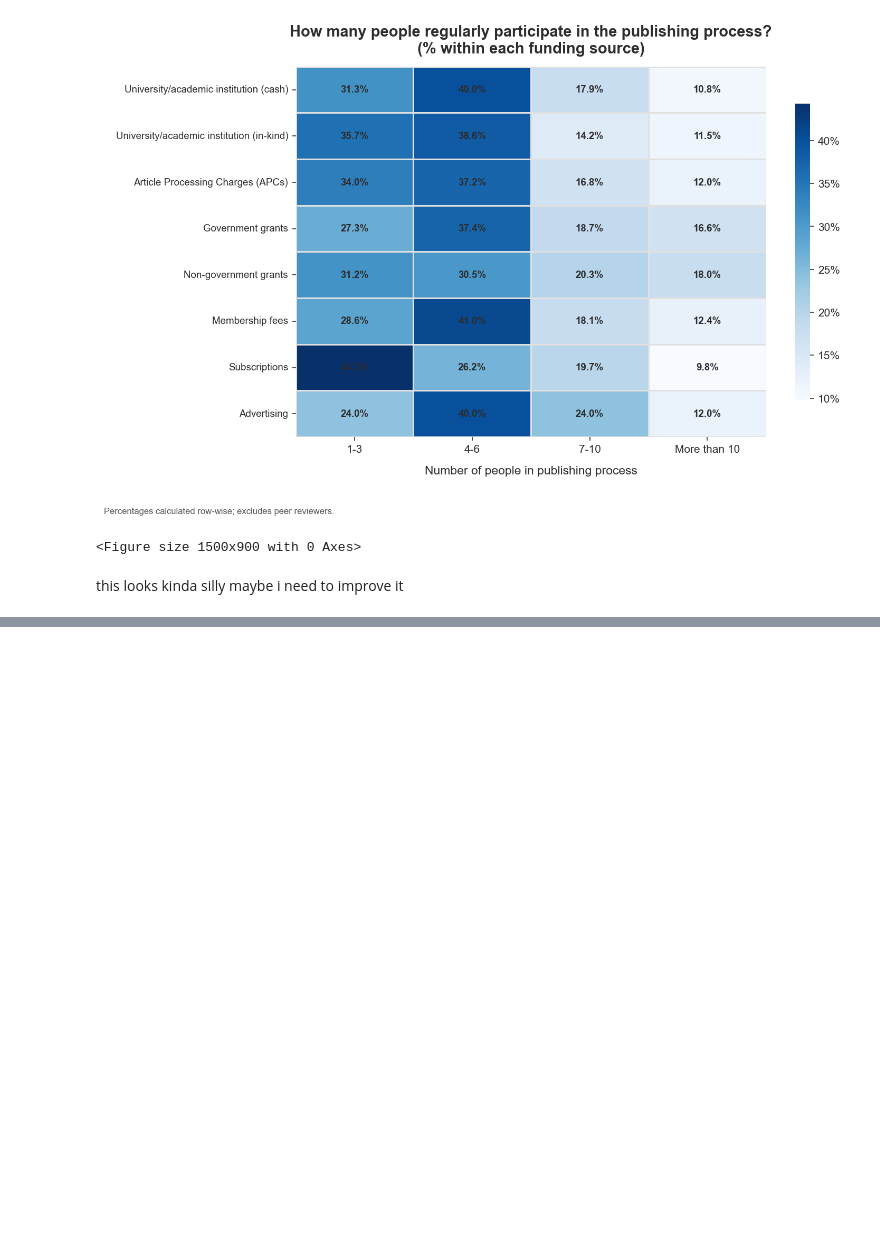
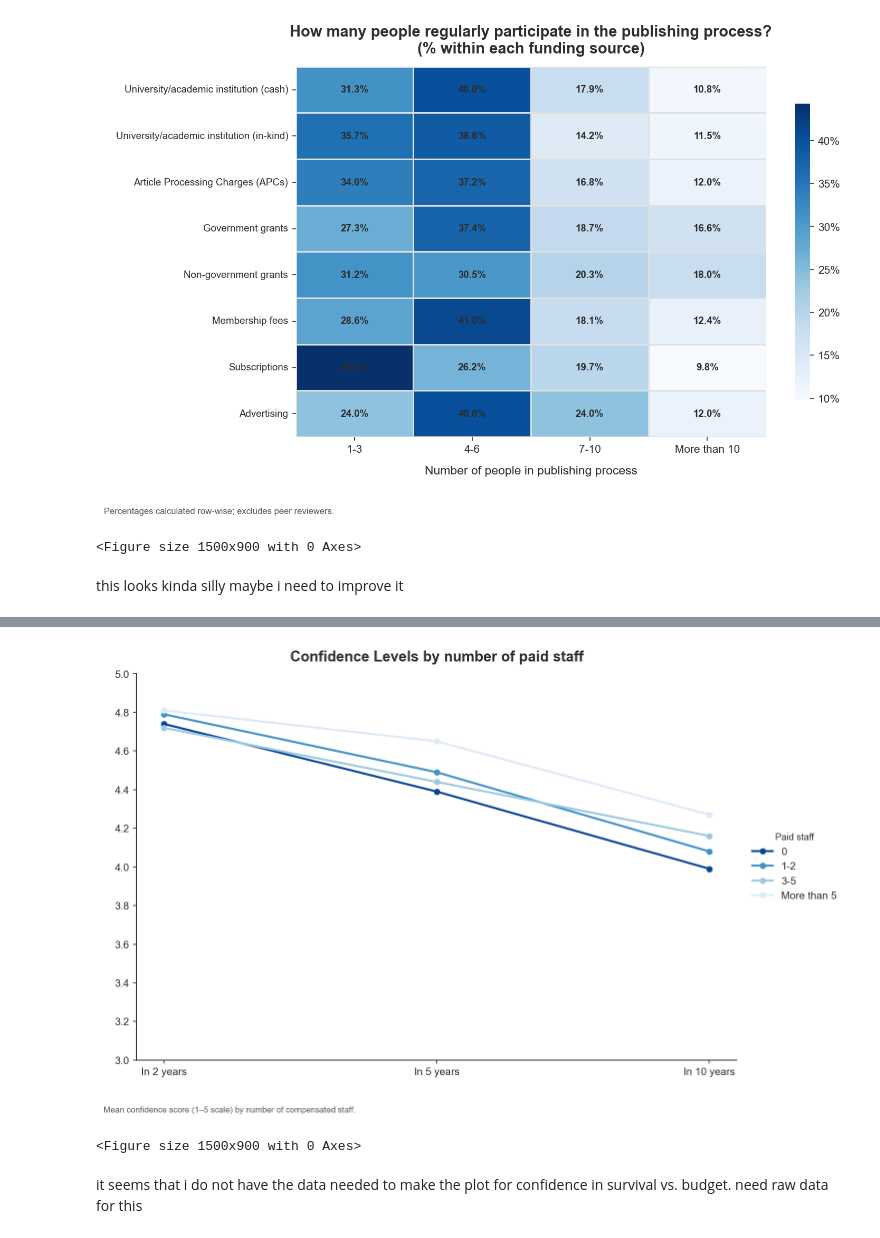
Before and after one commit to taniapoc/data-viz, a Jupyter notebook: side quest into beautiful graphs/graphs.ipynb, the cells around one changed output, grey strips where cells are left out. Cells and saved outputs as stored; diff of their text form; code cells hidden in the pictures; blank space fills up the shorter version.

Commit message:
add more graphs and identify missing data

```diff
--- a/side quest into beautiful graphs/graphs.ipynb
+++ b/side quest into beautiful graphs/graphs.ipynb
@@ -616,0 +804,13 @@ this looks kinda silly maybe i need to improve it
+# %%
+confidence_data = {
+    'Paid Staff': ['0', '1-2', '3-5', 'More than 5'],
+    'Mean_2yr':   [4.74, 4.79, 4.72, 4.81],
+    'Mean_5yr':   [4.39, 4.49, 4.44, 4.65],
+    'Mean_10yr':  [3.99, 4.08, 4.16, 4.27],
+    'Pct45_2yr':  [94.67, 95.68, 92.50, 94.24],
+    'Pct45_5yr':  [87.37, 90.17, 86.92, 92.96],
+    'Pct45_10yr': [71.57, 75.76, 75.49, 79.05],
+}
+
+df_confidence = pd.DataFrame(confidence_data).set_index('Paid Staff')
+df_confidence
@@ -616,0 +824,40 @@ this looks kinda silly maybe i need to improve it
+# %%
+timepoints = ['In 2 years', 'In 5 years', 'In 10 years']
+
+TITLE   = 'Confidence Levels by number of paid staff'
+YLABEL  = ''
+CAPTION = 'Mean confidence score (1–5 scale) by number of compensated staff.'
+
+# Pull 4 evenly spaced blues from the palette, dark to light
+LINE_COLORS = [COLORS['palette'][0],  # darkest
+               COLORS['palette'][2],
+               COLORS['palette'][4],
+               COLORS['palette'][6]]  # lightest
+
+fig, ax = plt.subplots(figsize=(10, 6))
+
+for (staff, row), color in zip(df_confidence.iterrows(), LINE_COLORS):
+    means = [row['Mean_2yr'], row['Mean_5yr'], row['Mean_10yr']]
+    ax.plot(timepoints, means, marker='o', label=staff,
+            color=color, linewidth=2, markersize=5)
+
+ax.set_title(TITLE)
+ax.set_ylabel(YLABEL)
+ax.set_ylim(3, 5)
+ax.set_yticks([3.0, 3.2, 3.4, 3.6, 3.8, 4.0, 4.2, 4.4, 4.6, 4.8, 5.0])
+ax.yaxis.set_major_formatter(plt.FormatStrFormatter('%.1f'))
+
+ax.legend(loc='center left', bbox_to_anchor=(1.01, 0.5),
+          title='Paid staff', title_fontsize=9)
+
+fig.text(0.0, -0.04, CAPTION, ha='left', va='top',
+         fontsize=8, color='#555555')
+
+plt.tight_layout()
+plt.show()
+plt.savefig('survival_conf_1')
+# %% [output]
+[figure, added]
+<Figure size 1500x900 with 0 Axes>
+# %% [markdown]
+it seems that i do not have the data needed to make the plot for confidence in survival vs. budget. need raw data for this
```
Also changed, not shown: parts of 6 cells of this notebook, 2 other files.
